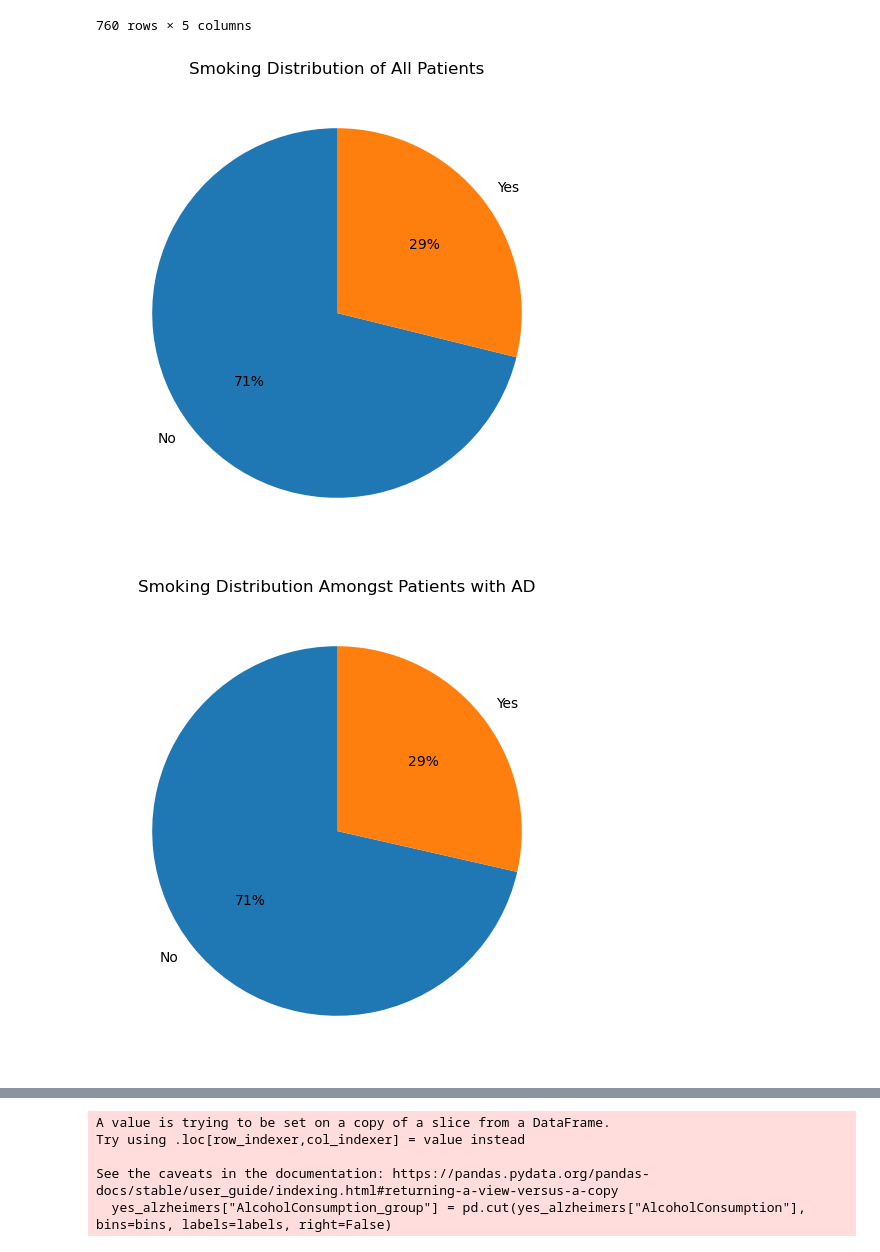
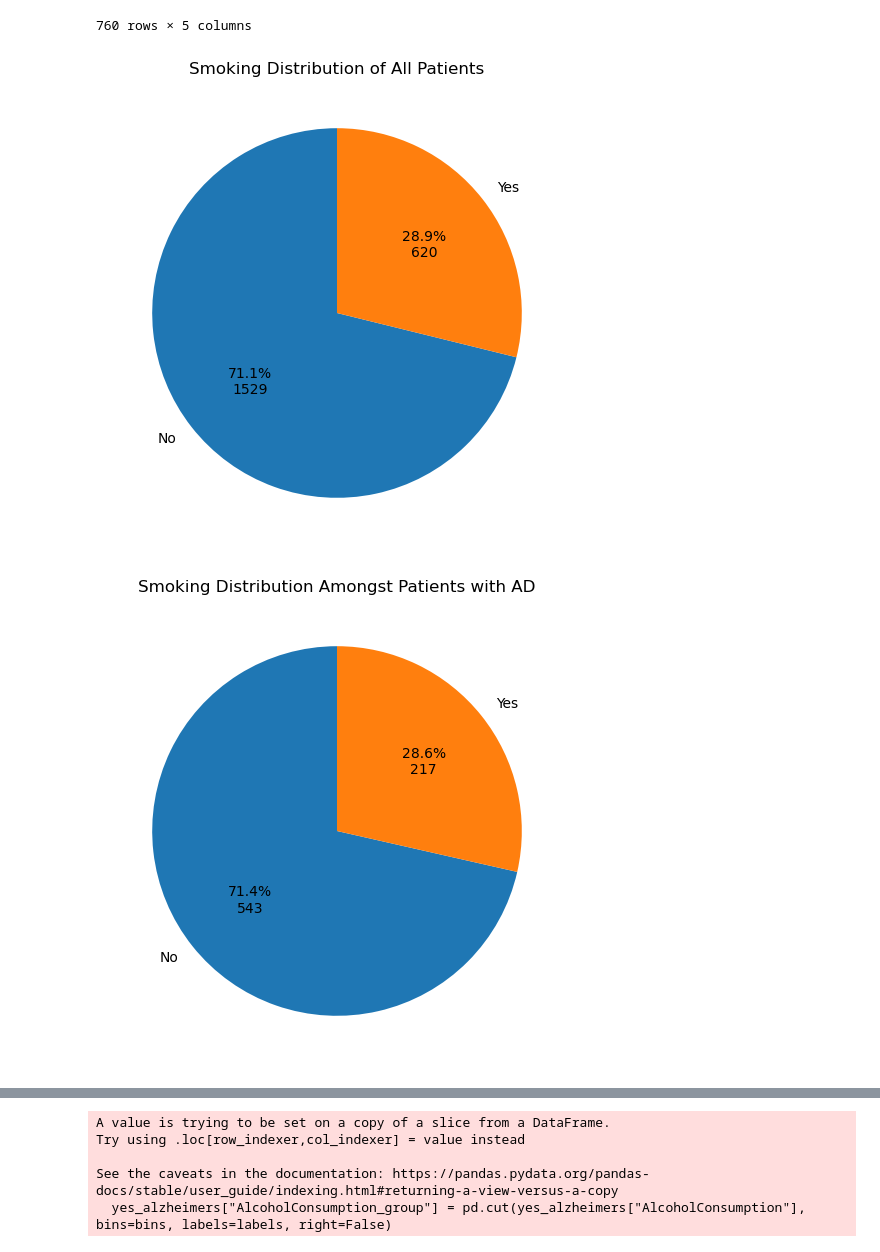
Before and after one commit to Project-4-Team-2/Project-4-Team-2, a Jupyter notebook: alzheimer_analysis_SACD.ipynb, the cells around one changed output, grey strips where cells are left out. Drawn from its saved outputs; the diff is of its cells as text; code cells hidden in the pictures.

```diff
--- a/alzheimer_analysis_SACD.ipynb
+++ b/alzheimer_analysis_SACD.ipynb
@@ -278,21 +278,30 @@ yes_alzheimers
 # %%
 # create a pie graph for smoking
 yes_smoking_all = anna_copy.Smoking.value_counts()
+def fmt(x):
+    total = sum(yes_smoking_all)  # Calculate the total sum of values
+    return '{:.1f}%\n{:.0f}'.format(x, total*x/100)
+
 plt.figure(figsize=(12,6))
-plt.pie(yes_smoking_all, labels=yes_smoking_all.index, autopct="%.0f%%", startangle=90)
+plt.pie(yes_smoking_all, labels=yes_smoking_all.index, autopct=fmt, startangle=90)
 plt.title("Smoking Distribution of All Patients")
 plt.show()
 # %% [output]
-[figure, old version]
+[figure, new version]
 # %%
 # create a pie graph for smoking with yes diagnosis
 yes_smoking = yes_alzheimers.Smoking.value_counts()
+
+def fmt(x):
+    total = sum(yes_smoking)  # Calculate the total sum of values
+    return '{:.1f}%\n{:.0f}'.format(x, total*x/100)
+
 plt.figure(figsize=(12,6))
-plt.pie(yes_smoking, labels=yes_smoking.index, autopct="%.0f%%", startangle=90)
+plt.pie(yes_smoking, labels=yes_smoking.index, autopct=fmt, startangle=90)
 plt.title("Smoking Distribution Amongst Patients with AD")
 plt.show()
 # %% [output]
-[figure, old version]
+[figure, new version]
 # %%
 # create a pie graph for smoking with no diagnosis
 no_smoking = no_alzheimers.Smoking.value_counts()
```
Also changed, not shown: parts of 21 cells of this notebook.
